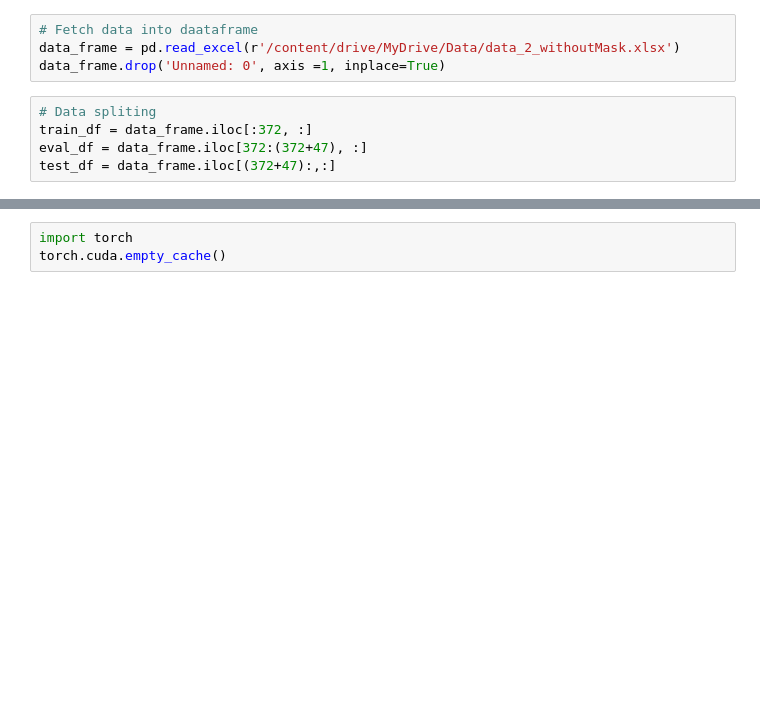
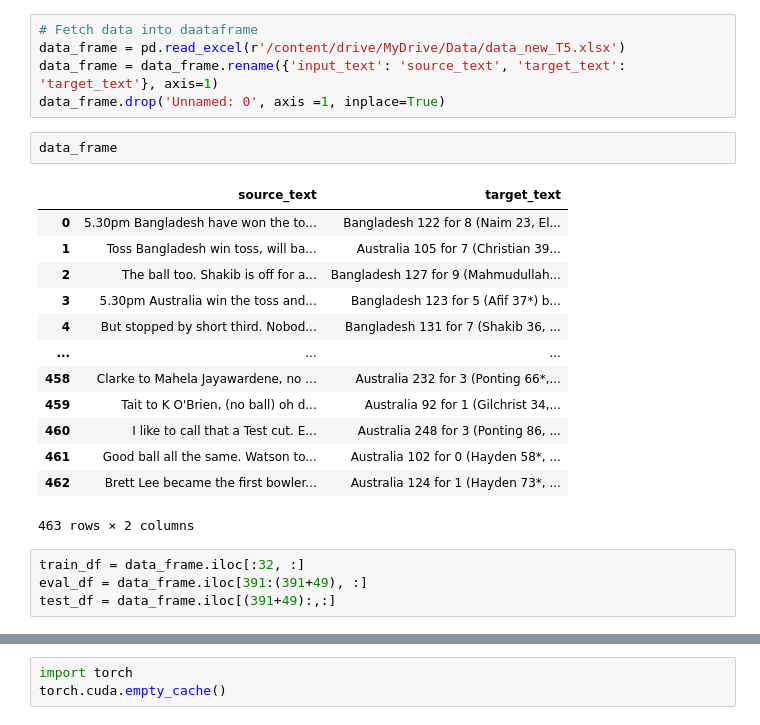
Before and after one commit to sachinm226/CricSum, a Jupyter notebook: T5.ipynb, the cells around one changed output, grey strips where cells are left out. Cells and saved outputs as stored; diff of their text form; blank space fills up the shorter version.

```diff
--- a/T5.ipynb
+++ b/T5.ipynb
@@ -489,9 +54,25 @@ class T5Sum:
 # %%
 # Fetch data into daataframe
-data_frame = pd.read_excel(r'/content/drive/MyDrive/Data/data_2_withoutMask.xlsx')
+data_frame = pd.read_excel(r'/content/drive/MyDrive/Data/data_new_T5.xlsx')
+data_frame = data_frame.rename({'input_text': 'source_text', 'target_text': 'target_text'}, axis=1)
 data_frame.drop('Unnamed: 0', axis =1, inplace=True)
+# %%
+data_frame
+# %% [output]
+|  | source_text | target_text |
+| 0 | 5.30pm Bangladesh have won the to... | Bangladesh 122 for 8 (Naim 23, El... |
+| 1 | Toss Bangladesh win toss, will ba... | Australia 105 for 7 (Christian 39... |
+| 2 | The ball too. Shakib is off for a... | Bangladesh 127 for 9 (Mahmudullah... |
+| 3 | 5.30pm Australia win the toss and... | Bangladesh 123 for 5 (Afif 37*) b... |
+| 4 | But stopped by short third. Nobod... | Bangladesh 131 for 7 (Shakib 36, ... |
+| ... | ... | ... |
+| 458 | Clarke to Mahela Jayawardene, no ... | Australia 232 for 3 (Ponting 66*,... |
+| 459 | Tait to K O'Brien, (no ball) oh d... | Australia 92 for 1 (Gilchrist 34,... |
+| 460 | I like to call that a Test cut. E... | Australia 248 for 3 (Ponting 86, ... |
+| 461 | Good ball all the same. Watson to... | Australia 102 for 0 (Hayden 58*, ... |
+| 462 | Brett Lee became the first bowler... | Australia 124 for 1 (Hayden 73*, ... |
+463 rows × 2 columns
 # %%
-# Data spliting
-train_df = data_frame.iloc[:372, :]
-eval_df = data_frame.iloc[372:(372+47), :]
-test_df = data_frame.iloc[(372+47):,:]
+train_df = data_frame.iloc[:32, :]
+eval_df = data_frame.iloc[391:(391+49), :]
+test_df = data_frame.iloc[(391+49):,:]
```
Also changed, not shown: parts of 48 cells of this notebook.
